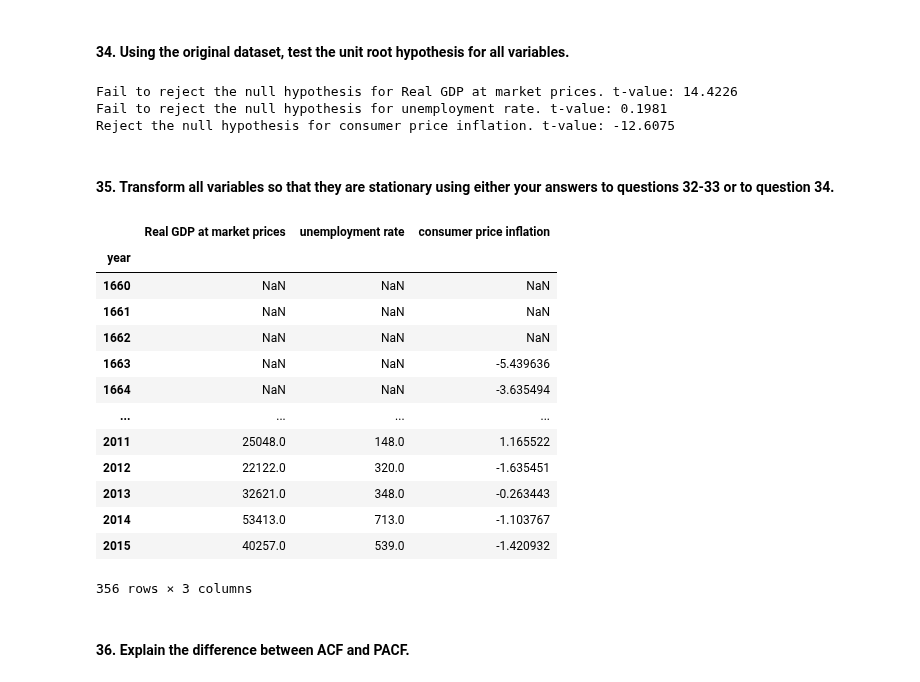
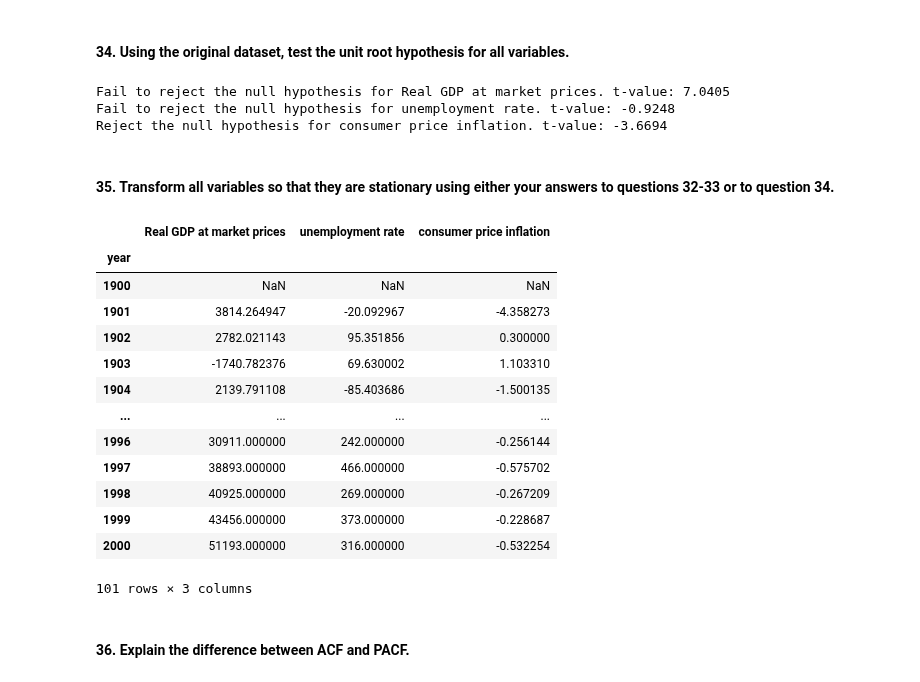
Before and after one commit to vinibalvarenga/MODS202, a Jupyter notebook: final_project.ipynb, the cells around one changed output. Saved outputs shown, nothing was run; the diff lists cells and outputs as text; code cells hidden in the pictures.

```diff
--- a/final_project.ipynb
+++ b/final_project.ipynb
@@ -930,28 +930,31 @@ import pandas as pd
 xls = pd.ExcelFile('threecenturies_v2.3.xlsx')
 
 # Read the specific columns, skipping the initial rows as necessary
-df0 = pd.read_excel(xls, 'A1. Headline series', skiprows=6, usecols=[0])  # Column A is the 1st column after skipping the first 6 rows
-df1 = pd.read_excel(xls, 'A1. Headline series', skiprows=6, usecols=[1])  # Column B is the 2st column after skipping the first 6 rows
-df2 = pd.read_excel(xls, 'A1. Headline series', skiprows=6, usecols=[14])  # Column O is the 14th column after skipping the first 6 rows
-df3 = pd.read_excel(xls, 'A1. Headline series', skiprows=6, usecols=[28])  # Column AC is the 28th column after skipping the first 6 rows
+df_part3_0 = pd.read_excel(xls, 'A1. Headline series', skiprows=6, usecols=[0])  # Column A is the 1st column after skipping the first 6 rows
+df_part3_1 = pd.read_excel(xls, 'A1. Headline series', skiprows=6, usecols=[1])  # Column B is the 2st column after skipping the first 6 rows
+df_part3_2 = pd.read_excel(xls, 'A1. Headline series', skiprows=6, usecols=[14])  # Column O is the 14th column after skipping the first 6 rows
+df_part3_3 = pd.read_excel(xls, 'A1. Headline series', skiprows=6, usecols=[28])  # Column AC is the 28th column after skipping the first 6 rows
 
 # Reset the indices so they align correctly when concatenating
-df0.reset_index(drop=True, inplace=True)
-df1.reset_index(drop=True, inplace=True)
-df2.reset_index(drop=True, inplace=True)
-df3.reset_index(drop=True, inplace=True)
+df_part3_0.reset_index(drop=True, inplace=True)
+df_part3_1.reset_index(drop=True, inplace=True)
+df_part3_2.reset_index(drop=True, inplace=True)
+df_part3_3.reset_index(drop=True, inplace=True)
 
 # Concatenate the columns into a single DataFrame
-df = pd.concat([df0, df1, df2, df3], axis=1)
+df_part3 = pd.concat([df_part3_0, df_part3_1, df_part3_2, df_part3_3], axis=1)
 
 # Rename the columns
-df.columns = ['year','Real GDP at market prices', 'unemployment rate', 'consumer price inflation']
+df_part3.columns = ['year','Real GDP at market prices', 'unemployment rate', 'consumer price inflation']
 
 # Set 'year' as the index of the DataFrame
-df.set_index('year', inplace=True)
+df_part3.set_index('year', inplace=True)
+
+# Select only the rows for years between 1900 and 2000
+df_part3 = df_part3.loc[1900:2000]
 
 # Display the first few rows of the resulting DataFrame
-df
+df_part3
 # %% [output]
 |  | Real GDP at market prices | unemployment rate | consumer price inflation |
 | year |  |  |  |
@@ -1071,17 +1074,17 @@ threshold = -2.86
 # Specify the columns to test
 columns_to_test = ['Real GDP at market prices', 'unemployment rate', 'consumer price inflation']
 
-df_test = df.copy()
+df_part_3_test = df_part3.copy()
 
 # Loop over all columns in the DataFrame
 for column in columns_to_test:
 
     # Calculate the difference of the variable
-    df_test[column+'_diff'] = df_test[column].diff()
+    df_part_3_test[column+'_diff'] = df_part_3_test[column].diff()
 
     # Define the dependent variable and the independent variable
-    y = df_test[column+'_diff']
-    X = df_test[column].shift()
+    y = df_part_3_test[column+'_diff']
+    X = df_part_3_test[column].shift()
     X = sm.add_constant(X)
 
     # Drop the missing values after creating X
@@ -1101,36 +1104,36 @@ for column in columns_to_test:
     else:
         print(f'Fail to reject the null hypothesis for {column}. t-value: {t_value:.4f}')
 # %% [output]
-Fail to reject the null hypothesis for Real GDP at market prices. t-value: 14.4226
-Fail to reject the null hypothesis for unemployment rate. t-value: 0.1981
-Reject the null hypothesis for consumer price inflation. t-value: -12.6075
+Fail to reject the null hypothesis for Real GDP at market prices. t-value: 7.0405
+Fail to reject the null hypothesis for unemployment rate. t-value: -0.9248
+Reject the null hypothesis for consumer price inflation. t-value: -3.6694
 # %% [markdown]
 #### 35. Transform all variables so that they are stationary using either your answers to questions 32-33 or to question 34.
 # %%
 # Create a new DataFrame to hold the differenced data
-df_diff = df.copy()
+df_diff = df_part3.copy()
 
 # Loop over all columns in the DataFrame
-for column in df.columns:
-    df_diff[column] = df[column].diff()
+for column in df_part3.columns:
+    df_diff[column] = df_part3[column].diff()
 
 # Display the first few rows of the resulting DataFrame
 df_diff
 # %% [output]
 |  | Real GDP at market prices | unemployment rate | consumer price inflation |
 | year |  |  |  |
-| 1660 | NaN | NaN | NaN |
-| 1661 | NaN | NaN | NaN |
-| 1662 | NaN | NaN | NaN |
-| 1663 | NaN | NaN | -5.439636 |
-| 1664 | NaN | NaN | -3.635494 |
+| 1900 | NaN | NaN | NaN |
+| 1901 | 3814.264947 | -20.092967 | -4.358273 |
+| 1902 | 2782.021143 | 95.351856 | 0.300000 |
+| 1903 | -1740.782376 | 69.630002 | 1.103310 |
+| 1904 | 2139.791108 | -85.403686 | -1.500135 |
 | ... | ... | ... | ... |
-| 2011 | 25048.0 | 148.0 | 1.165522 |
-| 2012 | 22122.0 | 320.0 | -1.635451 |
-| 2013 | 32621.0 | 348.0 | -0.263443 |
-| 2014 | 53413.0 | 713.0 | -1.103767 |
-| 2015 | 40257.0 | 539.0 | -1.420932 |
+| 1996 | 30911.000000 | 242.000000 | -0.256144 |
+| 1997 | 38893.000000 | 466.000000 | -0.575702 |
+| 1998 | 40925.000000 | 269.000000 | -0.267209 |
+| 1999 | 43456.000000 | 373.000000 | -0.228687 |
+| 2000 | 51193.000000 | 316.000000 | -0.532254 |
-356 rows × 3 columns
+101 rows × 3 columns
 # %% [markdown]
 #### 36. Explain the difference between ACF and PACF.
 # %% [markdown]
```
Also changed, not shown: parts of 16 cells of this notebook.
